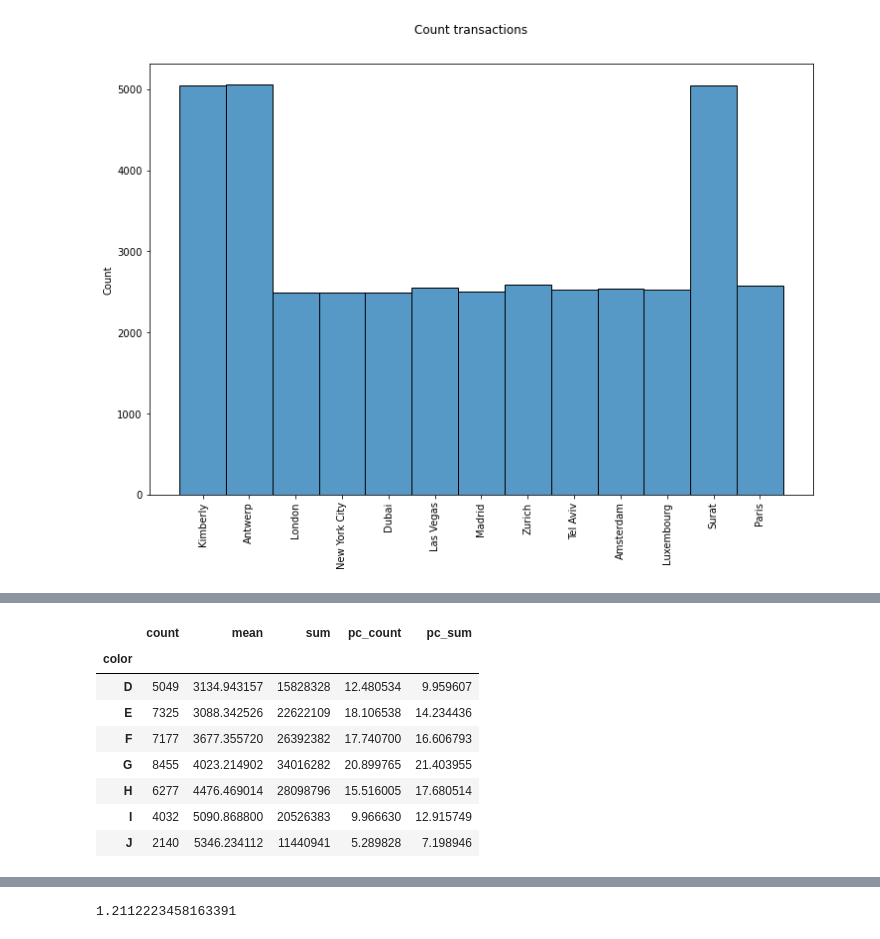
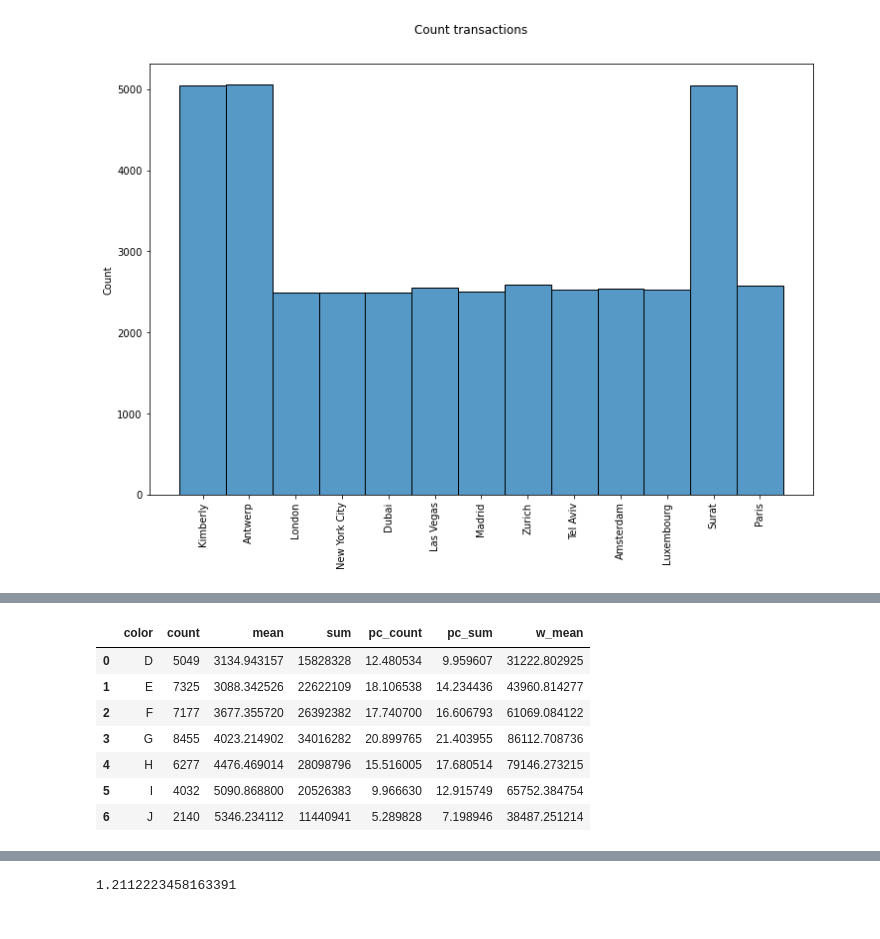
Before and after one commit to elvestevez/challenges, a Jupyter notebook: diamonds/diamonds_analysis.ipynb, the cells around one changed output, grey strips where cells are left out. Saved outputs shown, nothing was run; the diff lists cells and outputs as text; code cells hidden in the pictures.

```diff
--- a/diamonds/diamonds_analysis.ipynb
+++ b/diamonds/diamonds_analysis.ipynb
@@ -829,15 +950,16 @@ diamonds_cut
 # %%
 diamonds_color = diamonds.groupby(['color'])['price'].agg(['count', 'mean', 'sum'])
 diamonds_color['pc_count'] = diamonds_color.apply(lambda x: x['count'] / len(diamonds) * 100, axis=1)
 diamonds_color['pc_sum'] = diamonds_color.apply(lambda x: x['sum'] / diamonds['price'].sum() * 100, axis=1)
+diamonds_color['w_mean'] = diamonds_color.apply(lambda x: x['mean'] * x['pc_sum'], axis=1)
+diamonds_color = diamonds_color.reset_index()
 diamonds_color
 # %% [output]
-|  | count | mean | sum | pc_count | pc_sum |
-| color |  |  |  |  |  |
-| D | 5049 | 3134.943157 | 15828328 | 12.480534 | 9.959607 |
-| E | 7325 | 3088.342526 | 22622109 | 18.106538 | 14.234436 |
-| F | 7177 | 3677.355720 | 26392382 | 17.740700 | 16.606793 |
-| G | 8455 | 4023.214902 | 34016282 | 20.899765 | 21.403955 |
-| H | 6277 | 4476.469014 | 28098796 | 15.516005 | 17.680514 |
-| I | 4032 | 5090.868800 | 20526383 | 9.966630 | 12.915749 |
-| J | 2140 | 5346.234112 | 11440941 | 5.289828 | 7.198946 |
+|  | color | count | mean | sum | pc_count | pc_sum | w_mean |
+| 0 | D | 5049 | 3134.943157 | 15828328 | 12.480534 | 9.959607 | 31222.802925 |
+| 1 | E | 7325 | 3088.342526 | 22622109 | 18.106538 | 14.234436 | 43960.814277 |
+| 2 | F | 7177 | 3677.355720 | 26392382 | 17.740700 | 16.606793 | 61069.084122 |
+| 3 | G | 8455 | 4023.214902 | 34016282 | 20.899765 | 21.403955 | 86112.708736 |
+| 4 | H | 6277 | 4476.469014 | 28098796 | 15.516005 | 17.680514 | 79146.273215 |
+| 5 | I | 4032 | 5090.868800 | 20526383 | 9.966630 | 12.915749 | 65752.384754 |
+| 6 | J | 2140 | 5346.234112 | 11440941 | 5.289828 | 7.198946 | 38487.251214 |
```
Also changed, not shown: parts of 22 cells of this notebook, 3 other files.
